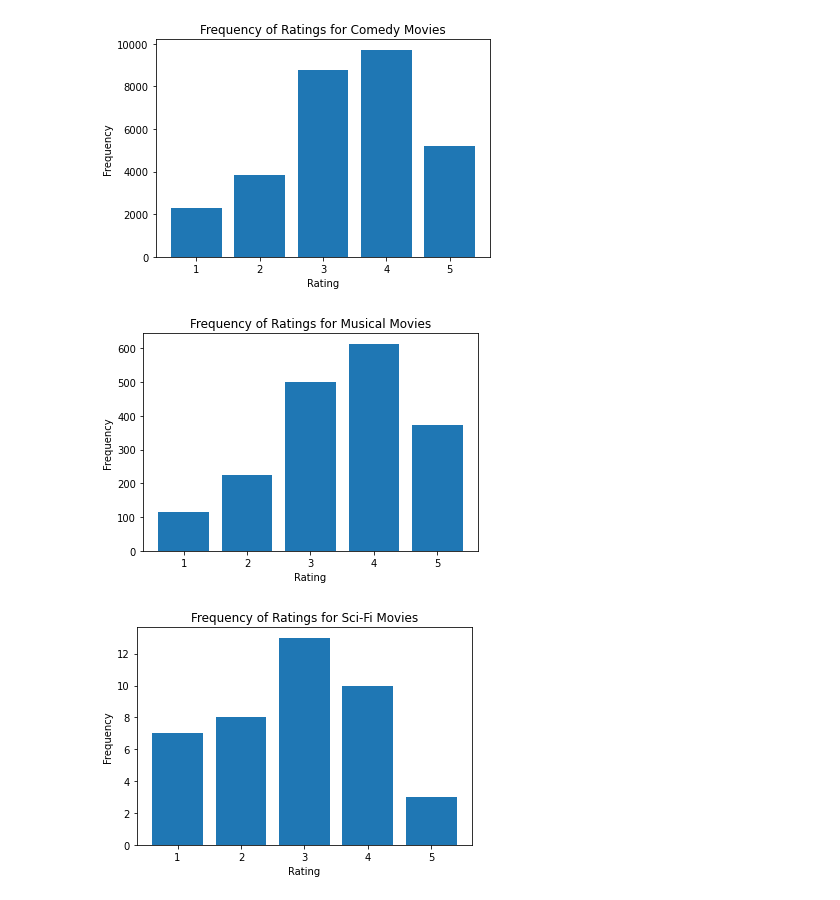
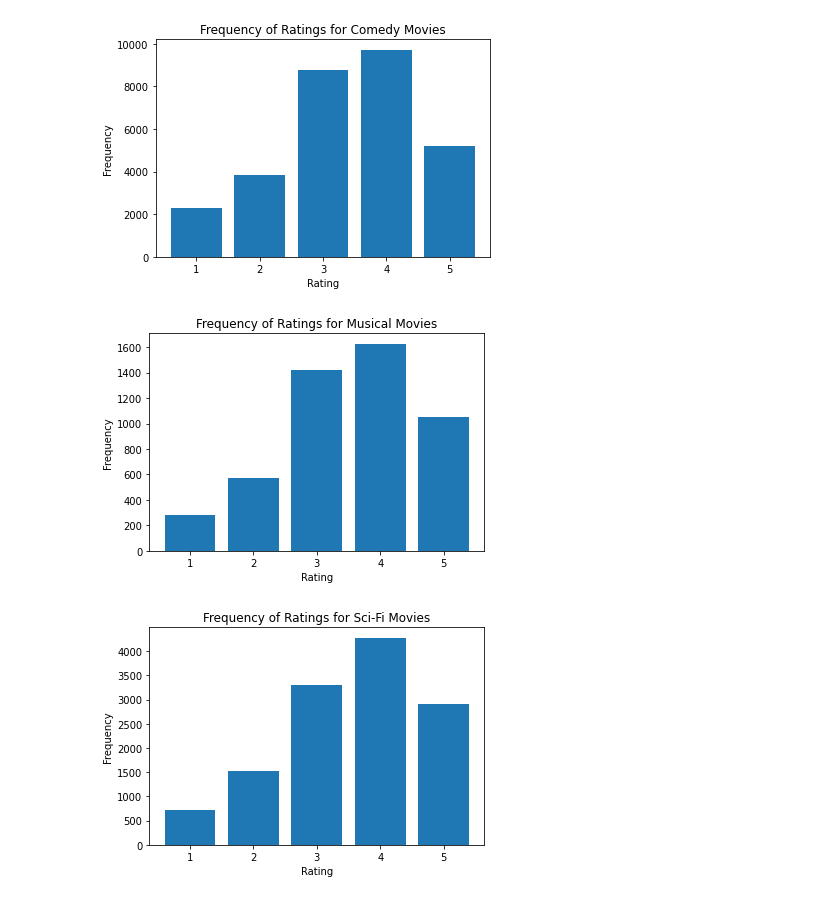
Before and after one commit to eseiner/Miniproject2, a Jupyter notebook: partA.ipynb, the cells around one changed output. Cells and saved outputs as stored; diff of their text form; code cells hidden in the pictures.

```diff
--- a/partA.ipynb
+++ b/partA.ipynb
@@ -111,6 +113,8 @@ plt.show()
 # %% [output]
 [figure]
 # %%
+movies = pd.read_csv('data/movies.csv')
+data = pd.read_csv('data/data.csv')
 musicals = movies.loc[movies['Musical'] == 1]['Movie ID']
 data = data.loc[data['Movie ID'].isin(musicals)]
 ratings = data['Rating']
@@ -123,18 +127,20 @@ plt.ylabel('Frequency')
 plt.title('Frequency of Ratings for Musical Movies')
 plt.show()
 # %% [output]
-[figure, old version]
+[figure, new version]
 # %%
+movies = pd.read_csv('data/movies.csv')
+data = pd.read_csv('data/data.csv')
 scifi = movies.loc[movies['Sci-Fi'] == 1]['Movie ID']
 data = data.loc[data['Movie ID'].isin(scifi)]
 ratings = data['Rating']
 labels = list(range(1, 6, 1))
 freq = [ratings[ratings == i].count() for i in labels]
 plt.bar(labels, freq)
 
 plt.xlabel('Rating')
 plt.ylabel('Frequency')
 plt.title('Frequency of Ratings for Sci-Fi Movies')
 plt.show()
 # %% [output]
-[figure, old version]
+[figure, new version]
```
Also changed, not shown: parts of 1 cell of this notebook.
